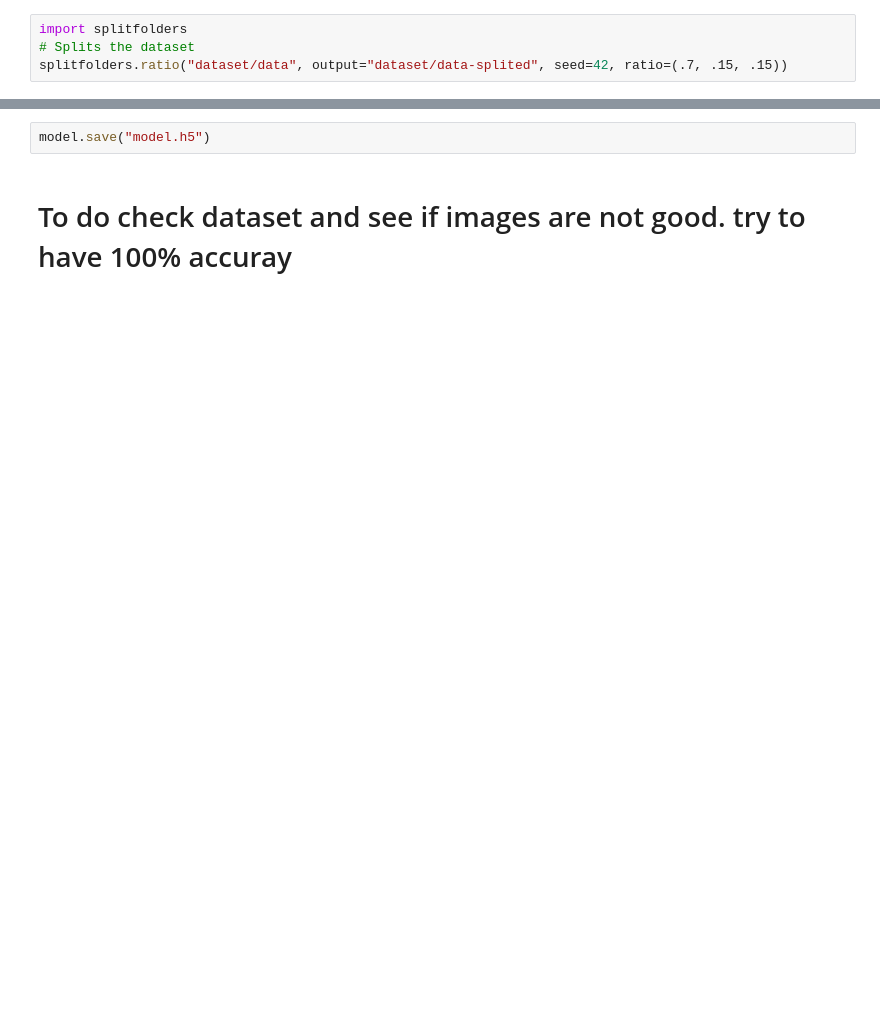
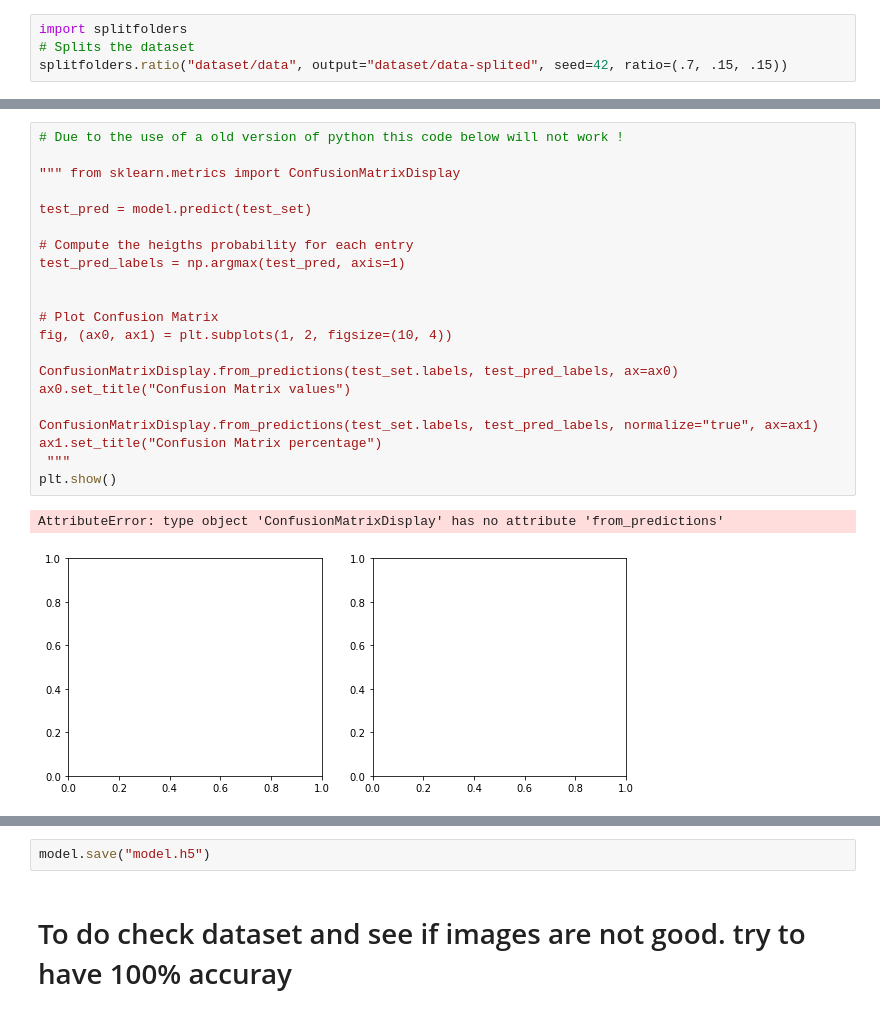
Before and after one commit to PiWebswiss/surgical-classification, a Jupyter notebook: train-model.ipynb, the cells around one changed output, grey strips where cells are left out. Saved outputs shown, nothing was run; the diff lists cells and outputs as text; blank space fills up the shorter version.

```diff
--- a/train-model.ipynb
+++ b/train-model.ipynb
@@ -244,0 +271,24 @@ plt.show()
+# %%
+# Due to the use of a old version of python this code below will not work !
+
+""" from sklearn.metrics import ConfusionMatrixDisplay
+
+test_pred = model.predict(test_set)
+
+# Compute the heigths probability for each entry
+test_pred_labels = np.argmax(test_pred, axis=1)
+
+
+# Plot Confusion Matrix
+fig, (ax0, ax1) = plt.subplots(1, 2, figsize=(10, 4))
+
+ConfusionMatrixDisplay.from_predictions(test_set.labels, test_pred_labels, ax=ax0)
+ax0.set_title("Confusion Matrix values")
+
+ConfusionMatrixDisplay.from_predictions(test_set.labels, test_pred_labels, normalize="true", ax=ax1)
+ax1.set_title("Confusion Matrix percentage")
+ """
+plt.show()
+# %% [output]
+AttributeError: type object 'ConfusionMatrixDisplay' has no attribute 'from_predictions'
+[figure, added]
```
Also changed, not shown: parts of 23 cells of this notebook, 9 other files.
